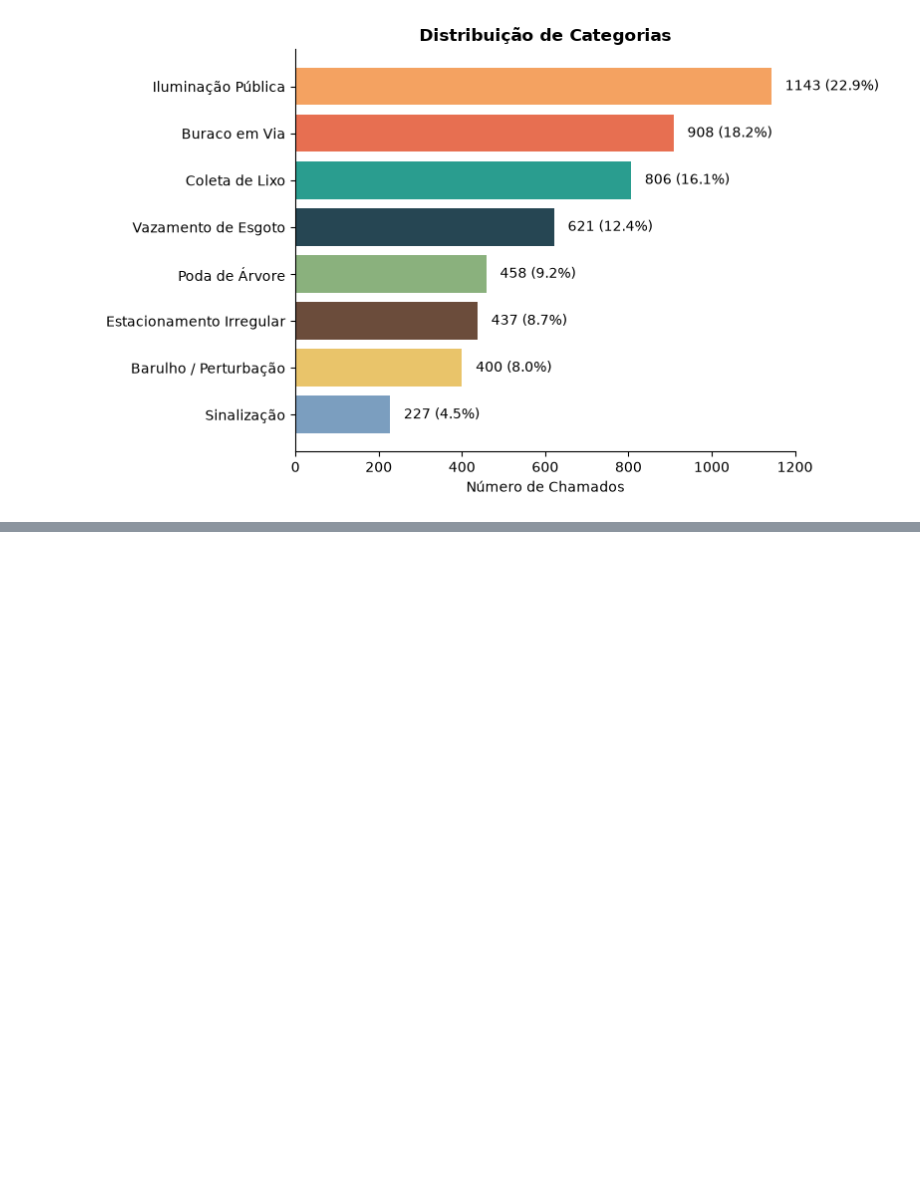
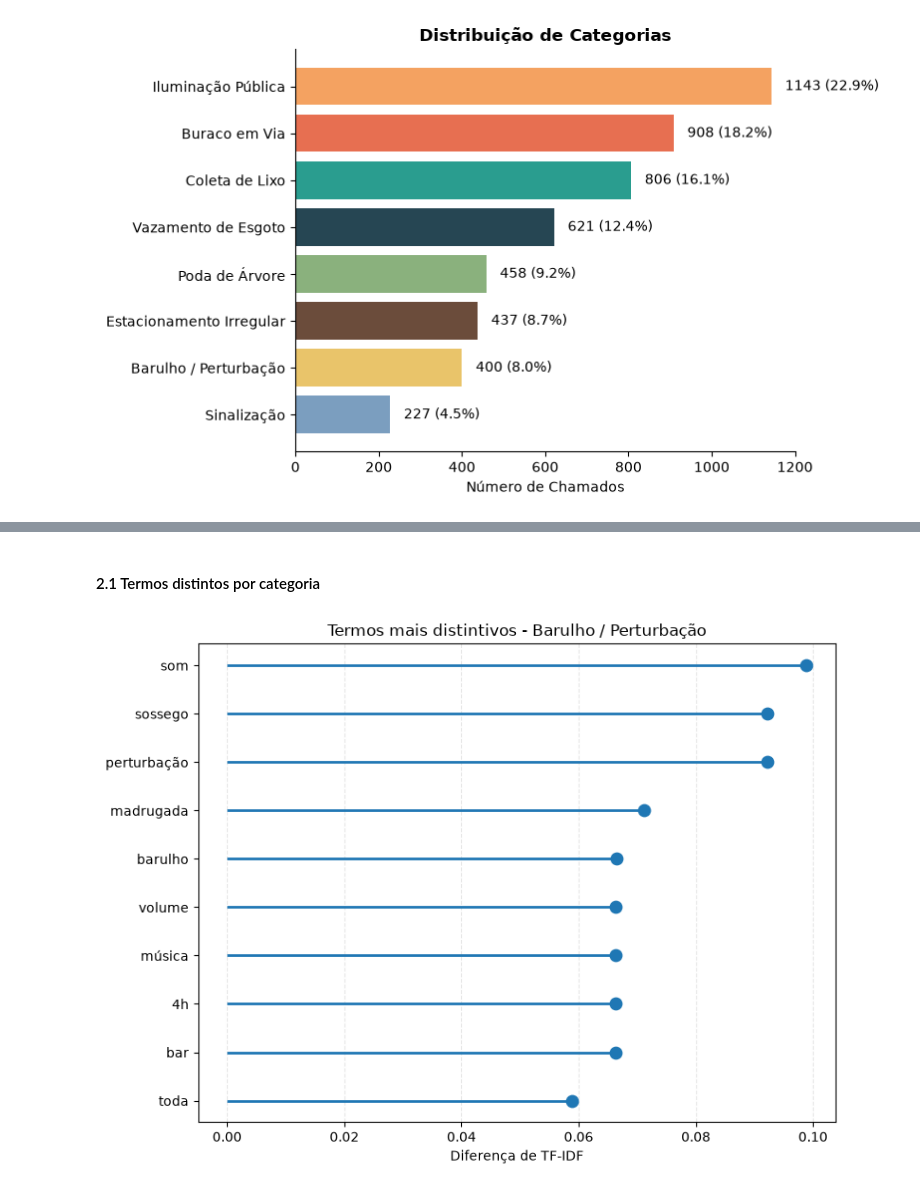
Before and after one commit to Mitysuo/desafio-cientista-dados-junior-ia-pref, a Jupyter notebook: notebooks/01_analise_exploratoria.ipynb, the cells around one changed output, grey strips where cells are left out. Saved outputs shown, nothing was run; the diff lists cells and outputs as text; code cells hidden in the pictures; blank space fills up the shorter version.

Commit message:
Análise das características dos textos

```diff
--- a/notebooks/01_analise_exploratoria.ipynb
+++ b/notebooks/01_analise_exploratoria.ipynb
@@ -135,0 +167,2 @@ plt.show()
+# %% [markdown]
+#### 2.1 Termos distintos por categoria
@@ -135,0 +179,11 @@ plt.show()
+# %%
+vectorizer = TfidfVectorizer(
+    lowercase=True,
+    stop_words=stopwords_pt,
+    ngram_range=(1, 1),
+    min_df=5,
+    max_df=0.3
+)
+
+X = vectorizer.fit_transform(df['texto'])
+terms = np.array(vectorizer.get_feature_names_out())
@@ -135,0 +216,35 @@ plt.show()
+# %%
+categoria = "barulho_perturbacao"
+
+dados = (
+    termos_distintivos
+    .query("categoria == @categoria")
+    .sort_values("diferenca")
+)
+
+fig, ax = plt.subplots(figsize=(8,6))
+
+ax.hlines(
+    y=dados["termo"],
+    xmin=0,
+    xmax=dados["diferenca"],
+    linewidth=2
+)
+
+ax.scatter(
+    dados["diferenca"],
+    dados["termo"],
+    s=80,
+    zorder=3
+)
+
+ax.set_xlabel("Diferença de TF-IDF")
+ax.set_ylabel("")
+ax.set_title(f"Termos mais distintivos - {cat_map.get(categoria, categoria)}")
+
+ax.grid(axis="x", linestyle="--", alpha=0.3)
+
+plt.tight_layout()
+plt.show()
+# %% [output]
+[figure, added]
```
Also changed, not shown: parts of 6 cells of this notebook.
